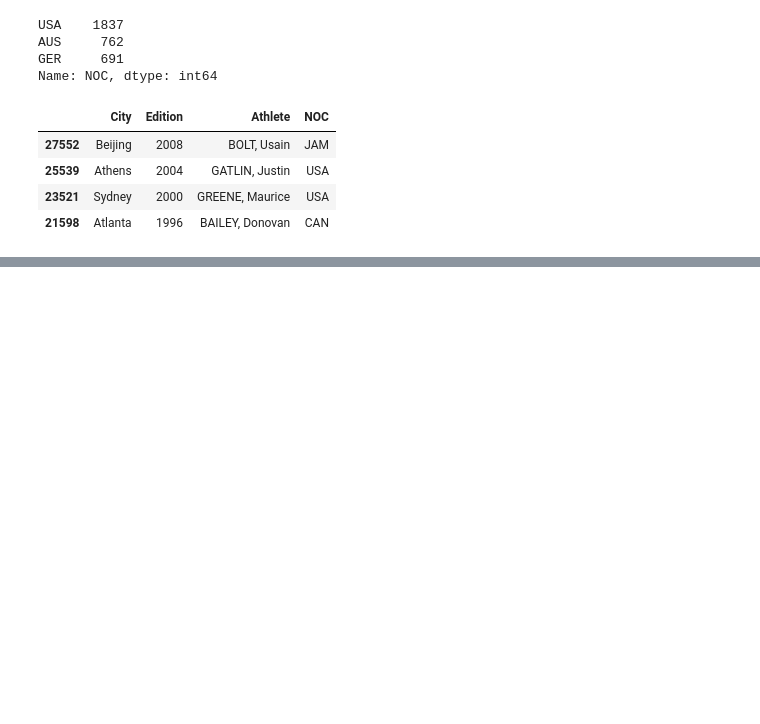
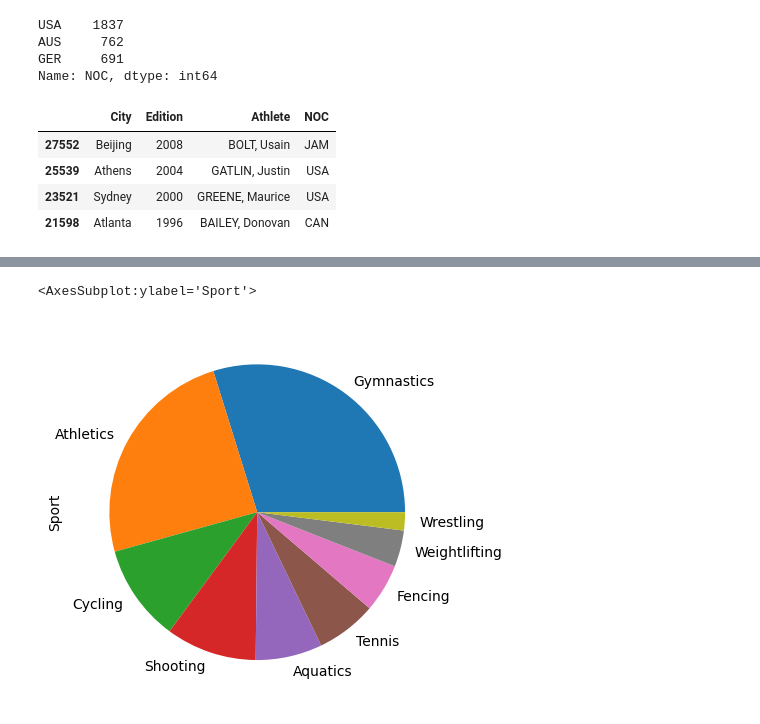
Before and after one commit to Ammar-Man/Python, a Jupyter notebook: Data processing/panda.ipynb, the cells around one changed output, grey strips where cells are left out. Drawn from its saved outputs; the diff is of its cells as text; code cells hidden in the pictures; blank space fills up the shorter version.

```diff
--- a/Data processing/panda.ipynb
+++ b/Data processing/panda.ipynb
@@ -291,0 +336,6 @@ oo_get_gmh.sort_values("Edition",ascending=False)[["City","Edition","Athlete","N
+# %%
+# pie char
+fo.Sport.value_counts().plot(kind='pie')
+# %% [output]
+<AxesSubplot:ylabel='Sport'>
+[figure, added]
```
Also changed, not shown: parts of 17 cells of this notebook.
